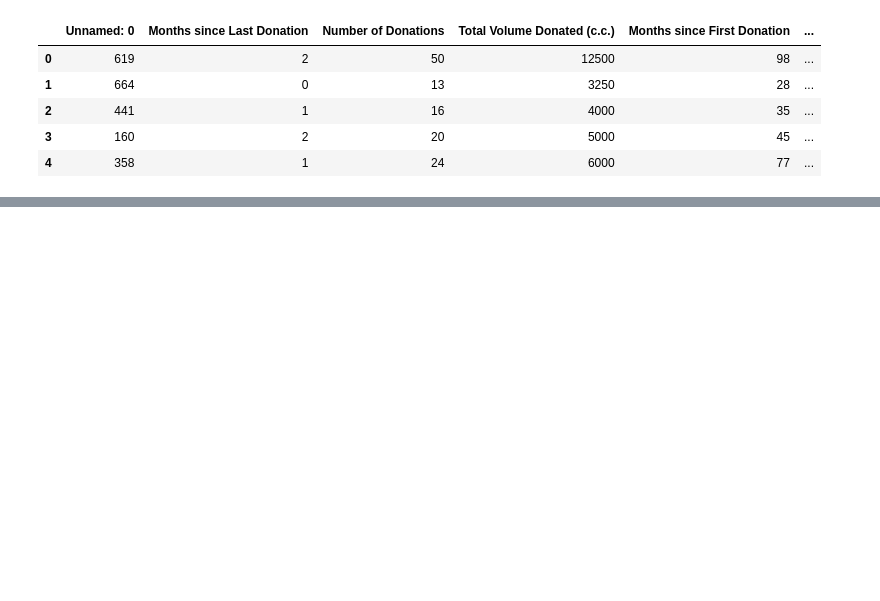
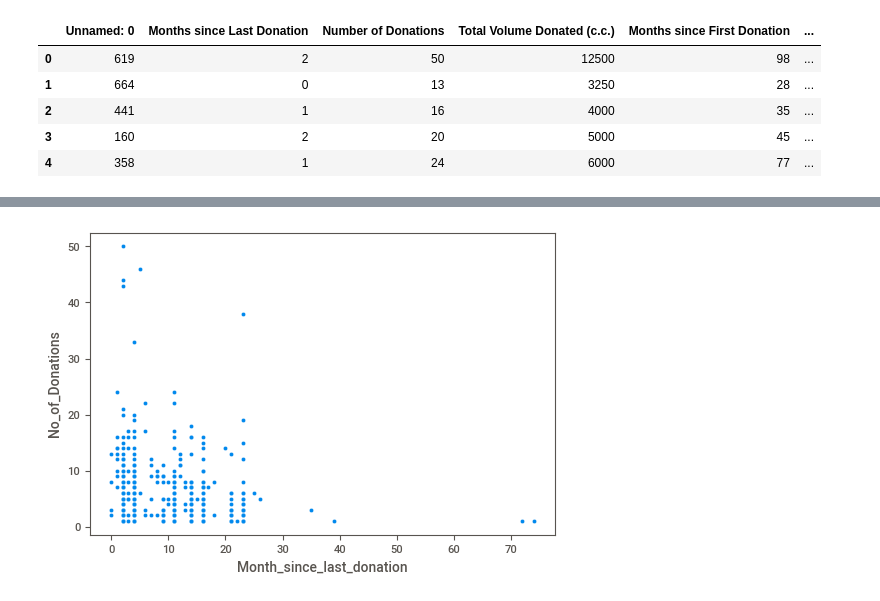
Before and after one commit to 21Ovi/Blood-Donation-Prediction, a Jupyter notebook: BloodDonationPrediciton.ipynb, the cells around one changed output, grey strips where cells are left out. Saved outputs shown, nothing was run; the diff lists cells and outputs as text; code cells hidden in the pictures; blank space fills up the shorter version.

```diff
--- a/BloodDonationPrediciton.ipynb
+++ b/BloodDonationPrediciton.ipynb
@@ -24,0 +151,4 @@ data1.head()
+# %%
+sns.scatterplot(x="Month_since_last_donation",y="No_of_Donations",data=data);
+# %% [output]
+[figure, added]
```
Also changed, not shown: parts of 30 cells of this notebook.
